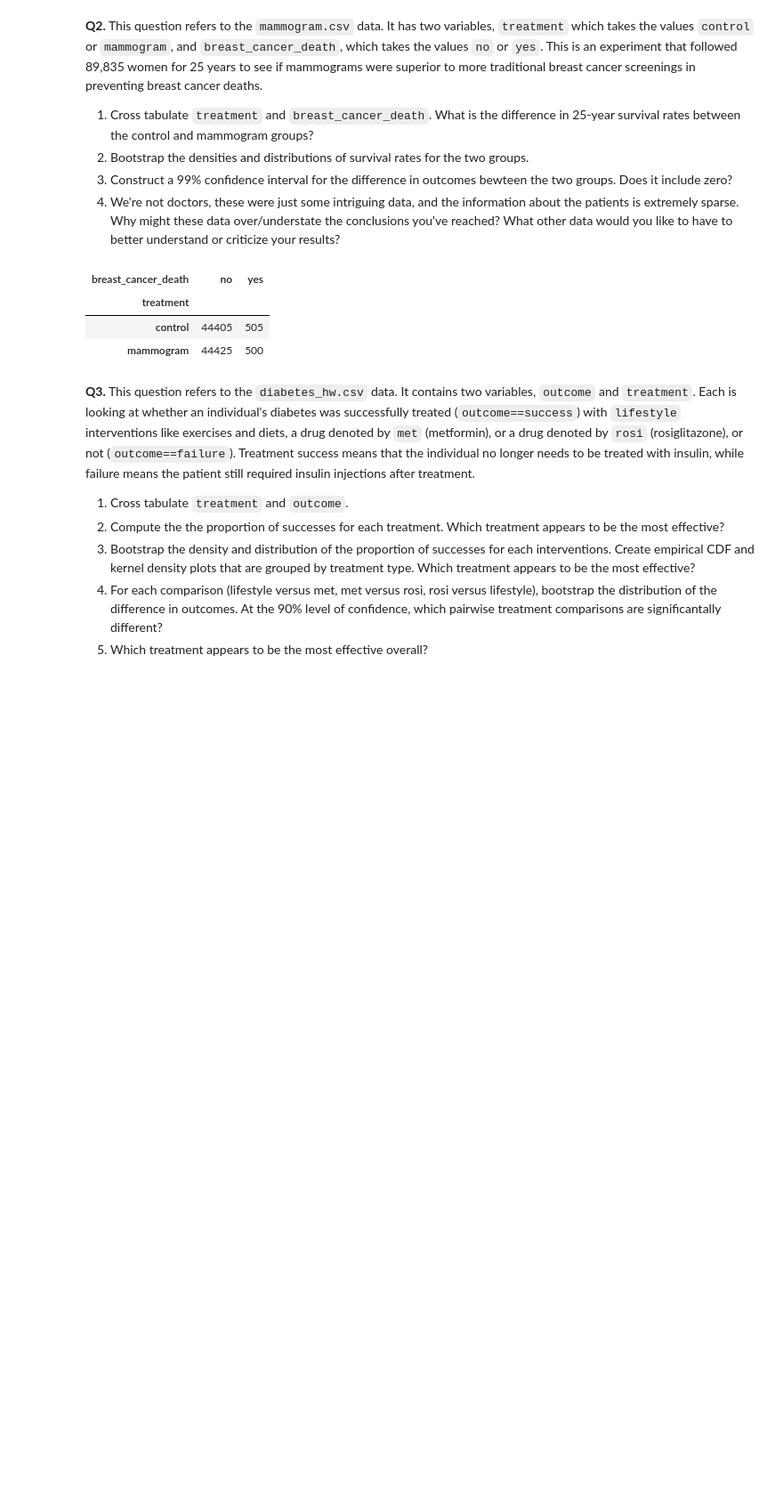
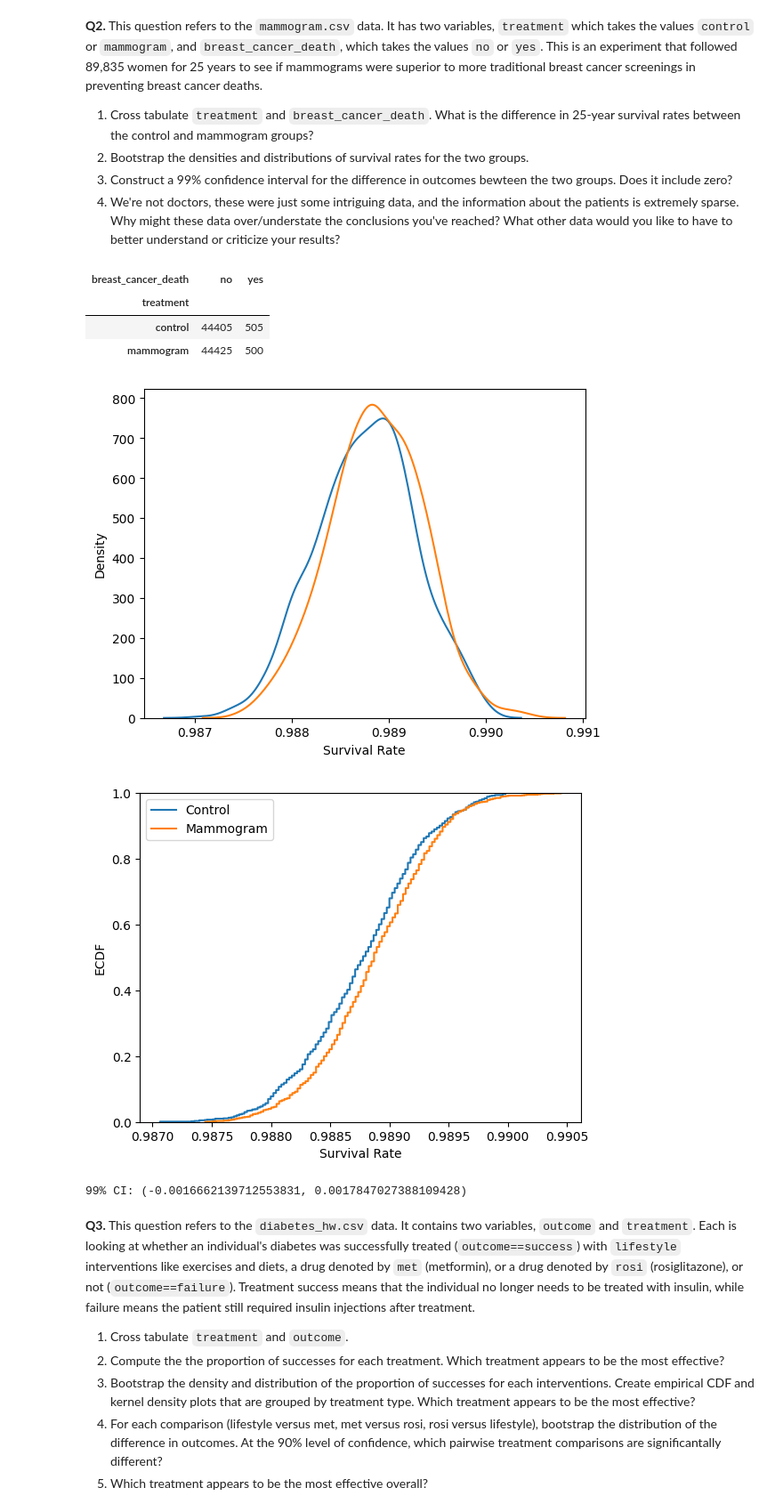
Before and after one commit to Troy-S-Meink/Bootstrap, a Jupyter notebook: assignment_5.ipynb, the cells around one changed output. Shown at 89% size. Drawn from its saved outputs; the diff is of its cells as text; code cells hidden in the pictures; blank space fills up the shorter version.

```diff
--- a/assignment_5.ipynb
+++ b/assignment_5.ipynb
@@ -50,0 +51,49 @@ pd.crosstab(mammogram_df['treatment'], mammogram_df['breast_cancer_death'])
+# %%
+# 2.
+# Bootstraping the densities/distributions of the survival rate for both groups
+
+# Number of bootstrap iterations
+n_iterations = 1000
+
+# Create empty lists to store the bootstrap results
+control_survival_rates = []
+mammogram_survival_rates = []
+
+# Loop through the iterations
+for _ in range(n_iterations):
+    # Resample the data with replacement for each group
+    control_sample = mammogram_df[mammogram_df['treatment'] == 'control'].sample(frac=1, replace=True)
+    mammogram_sample = mammogram_df[mammogram_df['treatment'] == 'mammogram'].sample(frac=1, replace=True)
+
+    # Calculate the survival rate for each sample and append to the lists
+    control_survival_rates.append(control_sample['breast_cancer_death'].value_counts(normalize=True).get('no', 0))
+    mammogram_survival_rates.append(mammogram_sample['breast_cancer_death'].value_counts(normalize=True).get('no', 0))
+# %%
+# Plotting the density and distribution
+sns.kdeplot(control_survival_rates, label='Control')
+sns.kdeplot(mammogram_survival_rates, label='Mammogram')
+plt.xlabel('Survival Rate')
+plt.ylabel('Density')
+plt.show()
+
+sns.ecdfplot(control_survival_rates, label='Control')
+sns.ecdfplot(mammogram_survival_rates, label='Mammogram')
+plt.xlabel('Survival Rate')
+plt.ylabel('ECDF')
+plt.legend()
+plt.show()
+# %% [output]
+[figure, added]
+[figure, added]
+# %%
+# 3.
+# Constructing a 99% CI for the difference in outcomes between the two groups
+diff_in_means = [mammogram_survival_rates[i] - control_survival_rates[i] for i in range(n_iterations)]
+
+# Calculate the 99% confidence interval
+lower_bound = np.percentile(diff_in_means, 0.5)
+upper_bound = np.percentile(diff_in_means, 99.5)
+
+print(f"99% CI: ({lower_bound}, {upper_bound})")
+# %% [output]
+99% CI: (-0.0016662139712553831, 0.0017847027388109428)
```
Also changed, not shown: parts of 3 cells of this notebook.
